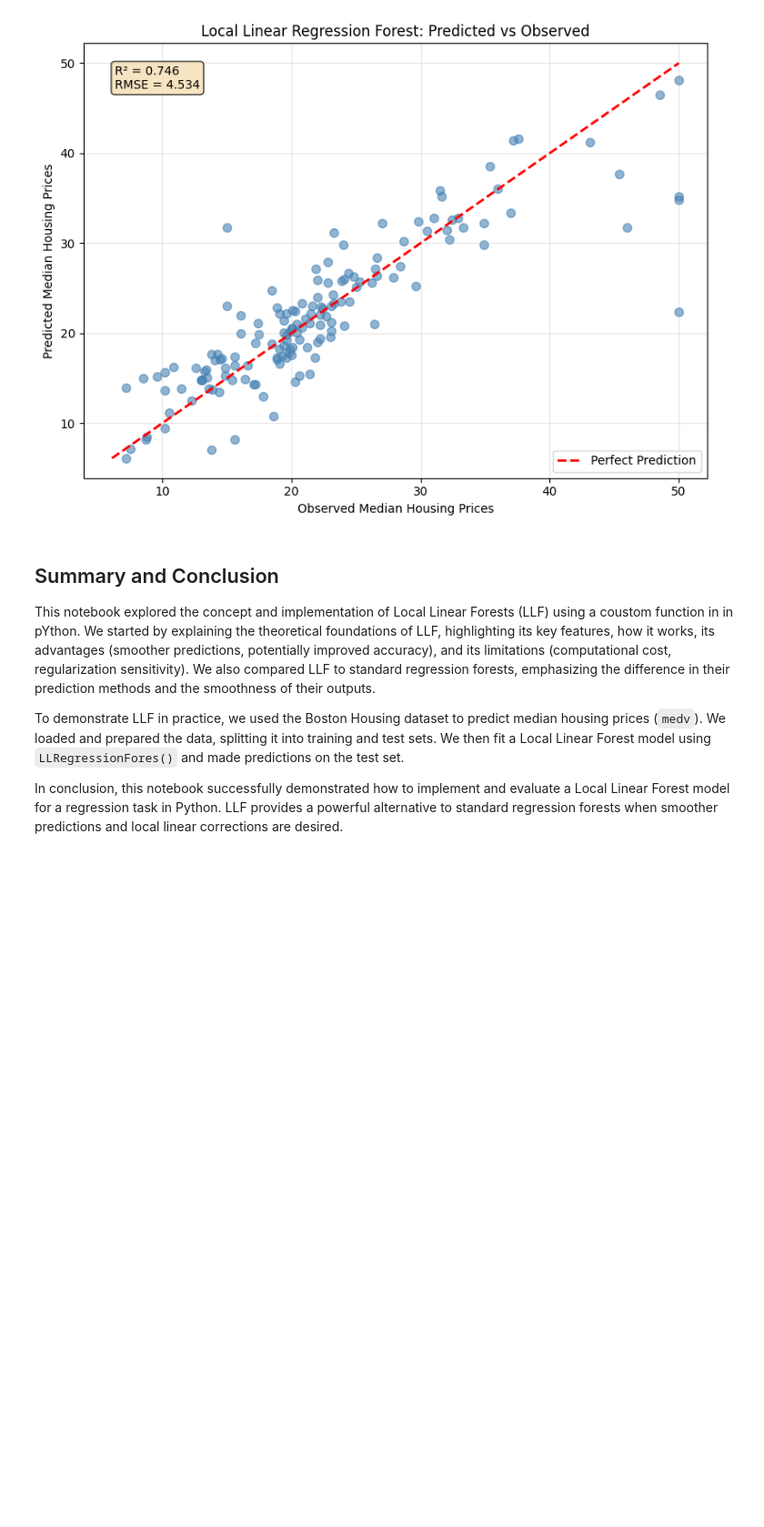
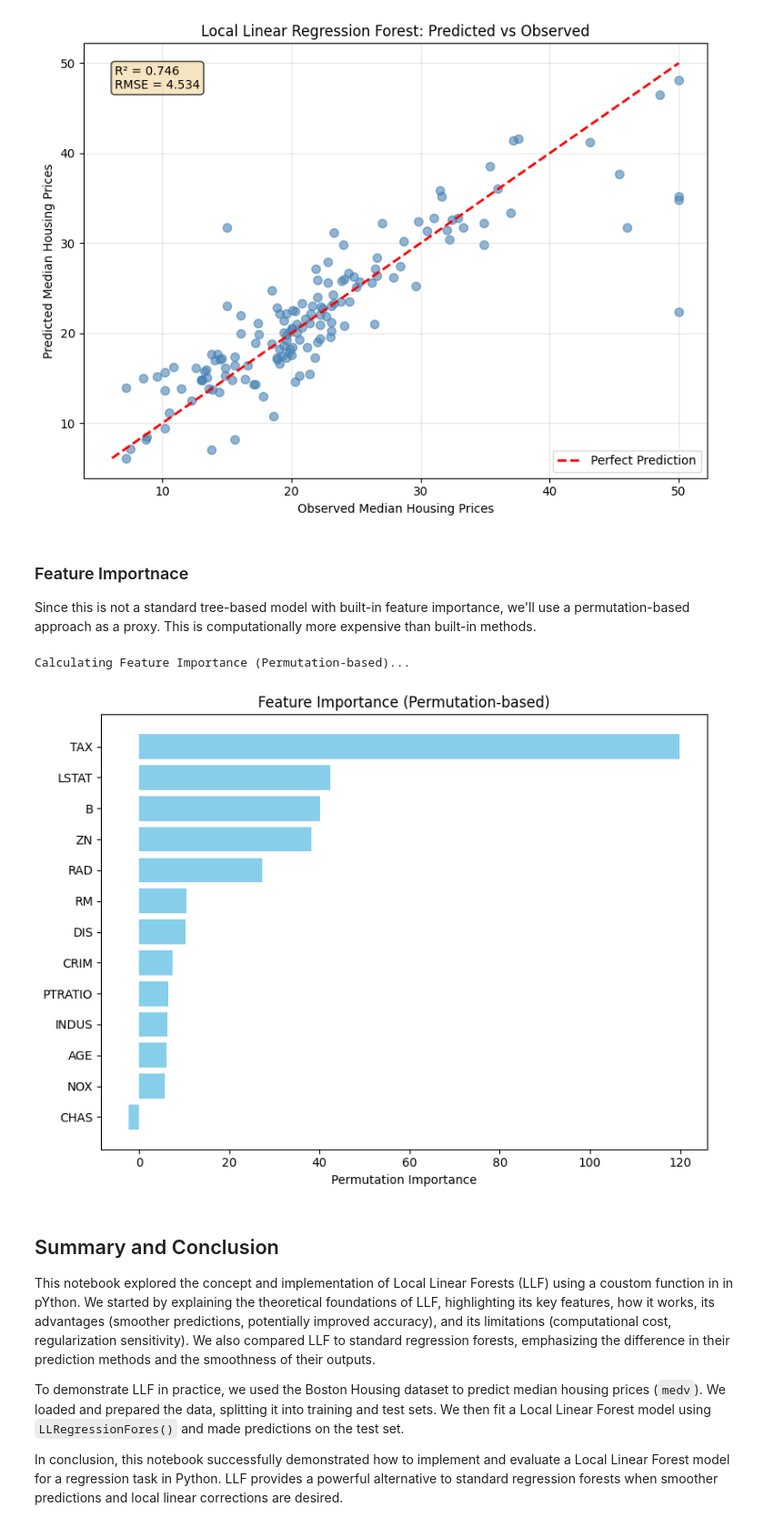
Before and after one commit to zia207/python-colab, a Jupyter notebook: NoteBook/Machine_Learning/Tree_based/03-01-02-08-10-tree-based-models-bagging-grf-local-linear-forest-python.ipynb, the cells around one changed output. Shown at 91% size. Drawn from its saved outputs; the diff is of its cells as text; code cells hidden in the pictures; blank space fills up the shorter version.

```diff
--- a/NoteBook/Machine_Learning/Tree_based/03-01-02-08-10-tree-based-models-bagging-grf-local-linear-forest-python.ipynb
+++ b/NoteBook/Machine_Learning/Tree_based/03-01-02-08-10-tree-based-models-bagging-grf-local-linear-forest-python.ipynb
@@ -289,6 +291,39 @@ plt.tight_layout()
 plt.show()
 # %% [output]
 [figure]
+# %% [markdown]
+### Feature Importnace
+
+Since this is not a standard tree-based model with built-in feature importance,  we'll use a permutation-based approach as a proxy. This is computationally more expensive than built-in methods.
+# %%
+from sklearn.inspection import permutation_importance
+from sklearn.metrics import mean_squared_error, make_scorer
+
+print("Calculating Feature Importance (Permutation-based)...")
+
+# Define a scoring function for regression (negative mean squared error)
+neg_mse_scorer = make_scorer(mean_squared_error, greater_is_better=False)
+
+# Use a smaller subset of test data or fewer repeats for faster computation if needed
+result = permutation_importance(ll_rf, X_test, Y_test, scoring=neg_mse_scorer, n_repeats=10, random_state=123, n_jobs=-1)
+
+# Get feature importance scores and sort them
+sorted_idx = result.importances_mean.argsort()
+feature_importances = pd.DataFrame(result.importances_mean[sorted_idx],
+                                   index=X_test.columns[sorted_idx],
+                                   columns=['importance'])
+
+
+# Plot Feature Importance
+plt.figure(figsize=(8, 6))
+plt.barh(feature_importances.index, feature_importances['importance'], color='skyblue')
+plt.xlabel("Permutation Importance")
+plt.title("Feature Importance (Permutation-based)")
+plt.tight_layout()
+plt.show()
+# %% [output]
+Calculating Feature Importance (Permutation-based)...
+[figure, added]
 # %% [markdown]
 ## Summary and Conclusion
 
```
Also changed, not shown: parts of 2 cells of this notebook.
